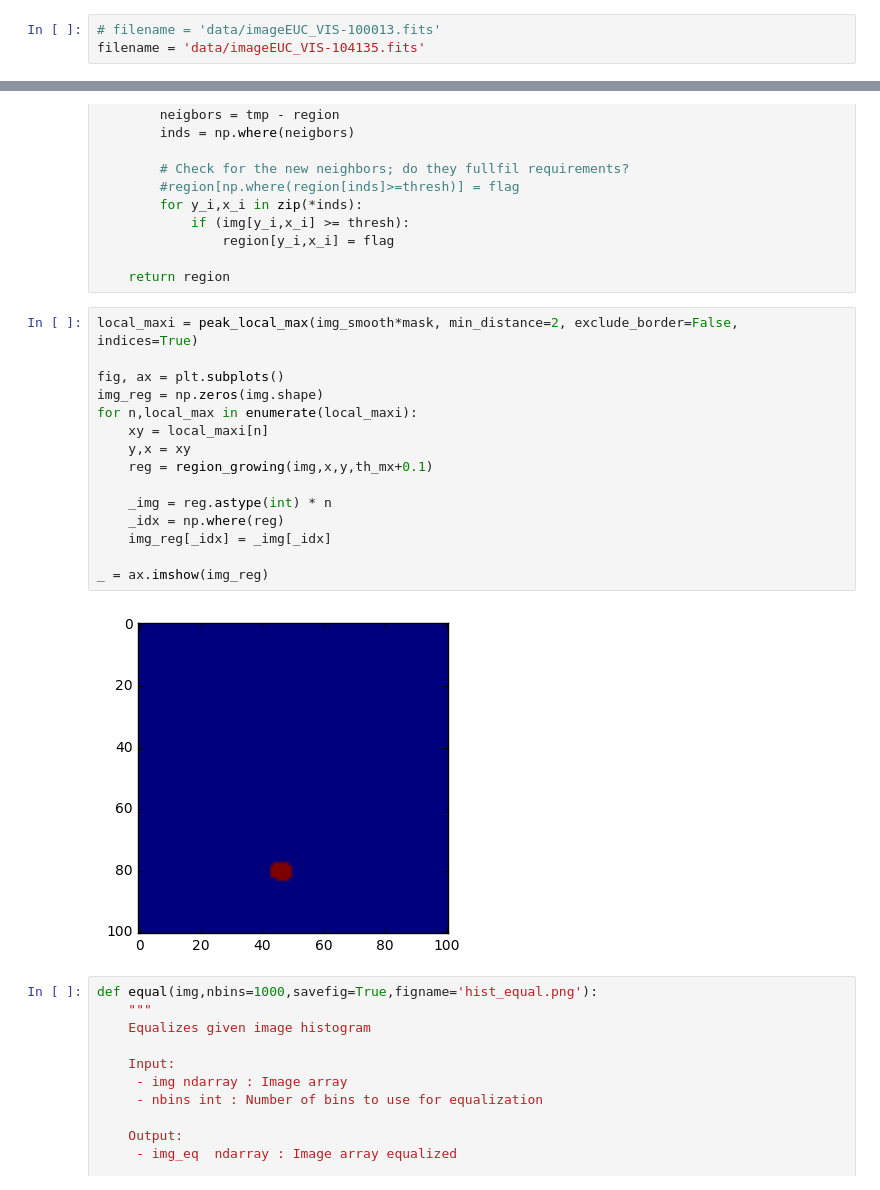
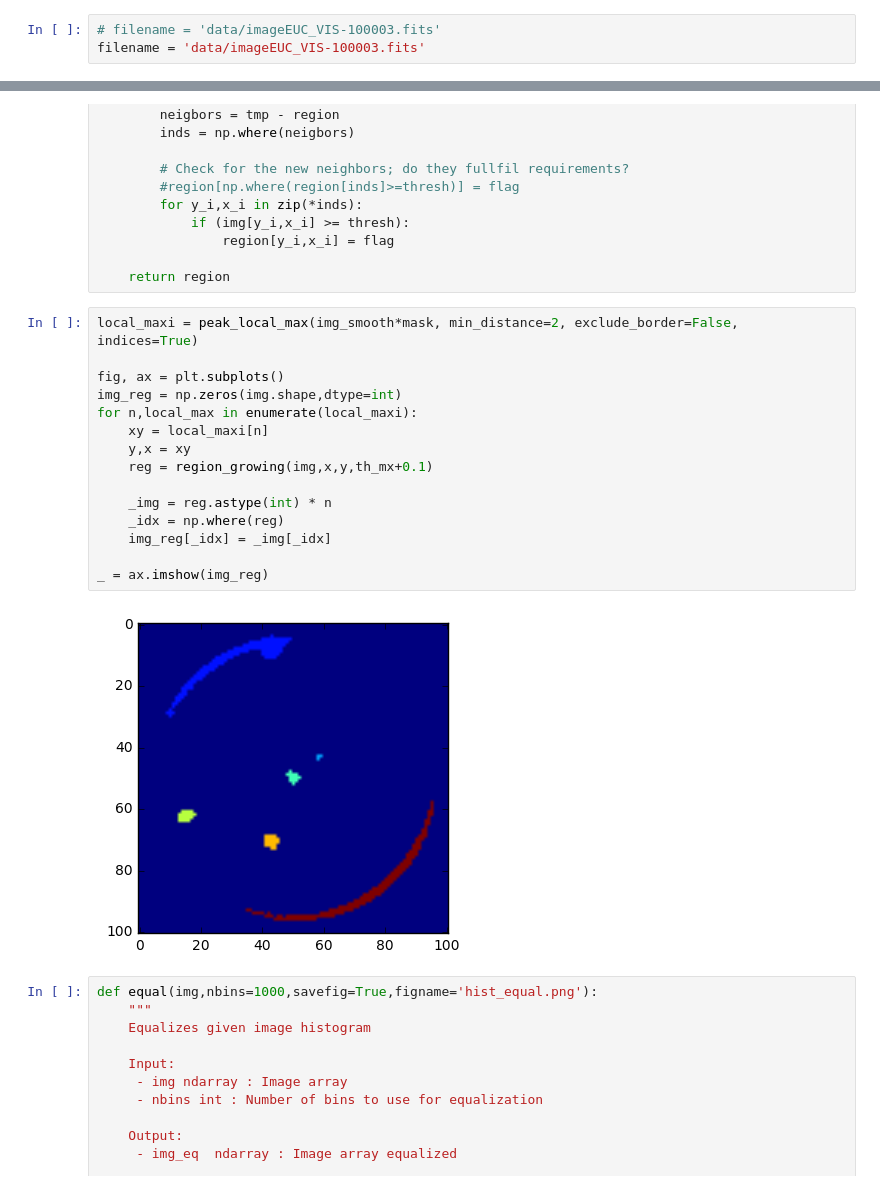
Before and after one commit to chbrandt/pynotes, a Jupyter notebook: arcfinding/segmenting image.ipynb, the cells around one changed output, grey strips where cells are left out. Drawn from its saved outputs; the diff is of its cells as text.

```diff
--- a/arcfinding/segmenting image.ipynb
+++ b/arcfinding/segmenting image.ipynb
@@ -11,8 +11,8 @@ imageEUC_VIS-100002.fits  imageEUC_VIS-100013.fits  imageEUC_VIS-101843.fits
 imageEUC_VIS-100003.fits  imageEUC_VIS-100014.fits  imageEUC_VIS-101846.fits
 imageEUC_VIS-100010.fits  imageEUC_VIS-100019.fits  imageEUC_VIS-104135.fits
 # %%
-# filename = 'data/imageEUC_VIS-100013.fits'
-filename = 'data/imageEUC_VIS-104135.fits'
+# filename = 'data/imageEUC_VIS-100003.fits'
+filename = 'data/imageEUC_VIS-100003.fits'
 # %% [markdown]
 Load some libraries...
 # %%
@@ -356,20 +384,20 @@ def region_growing(img,x,y,thresh):
 # %%
 local_maxi = peak_local_max(img_smooth*mask, min_distance=2, exclude_border=False, indices=True)
 
 fig, ax = plt.subplots()
-img_reg = np.zeros(img.shape)
+img_reg = np.zeros(img.shape,dtype=int)
 for n,local_max in enumerate(local_maxi):
     xy = local_maxi[n]
     y,x = xy
     reg = region_growing(img,x,y,th_mx+0.1)
 
     _img = reg.astype(int) * n
     _idx = np.where(reg)
     img_reg[_idx] = _img[_idx]
 
 _ = ax.imshow(img_reg)
 # %% [output]
-[figure, old version]
+[figure, new version]
 # %%
 def equal(img,nbins=1000,savefig=True,figname='hist_equal.png'):
     """
```
Also changed, not shown: parts of 24 cells of this notebook, 9 other files.
